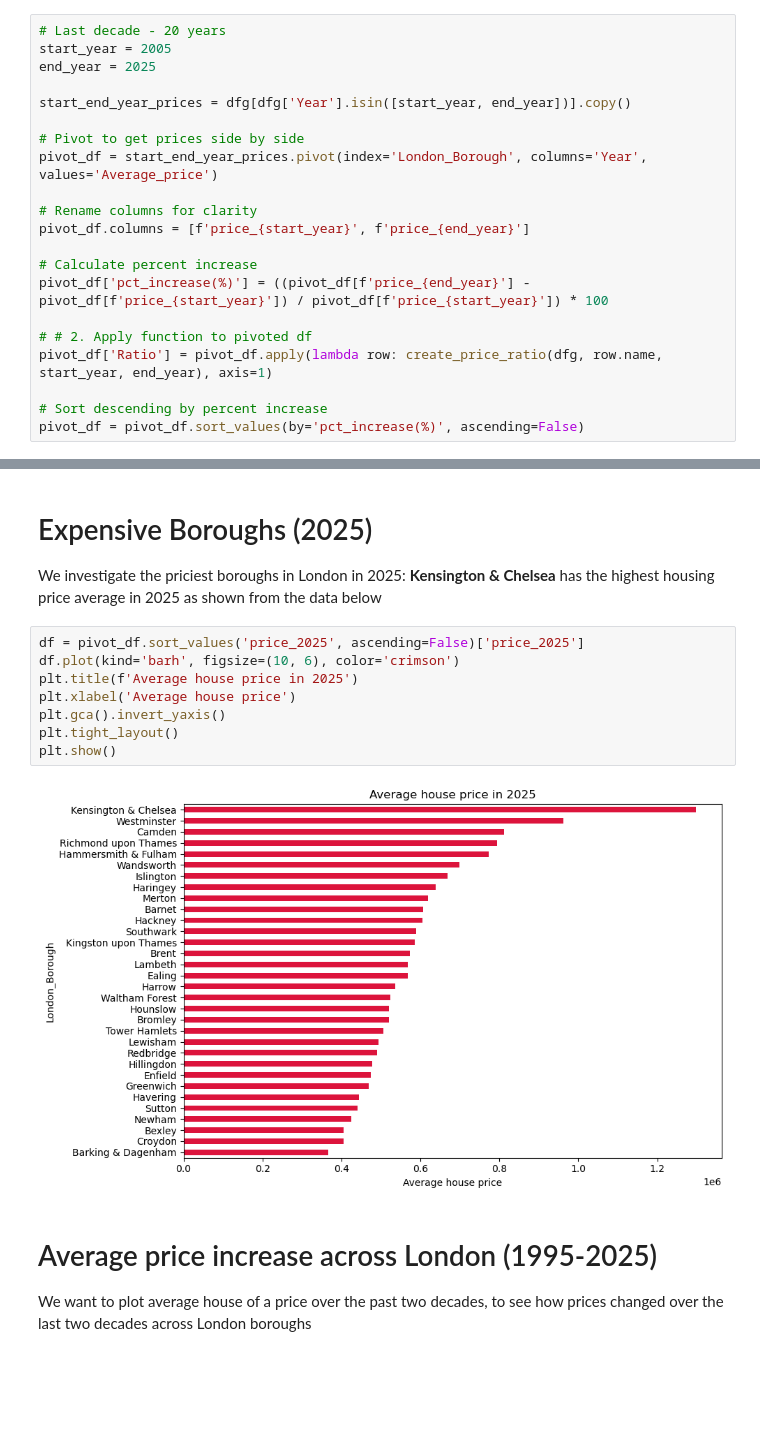
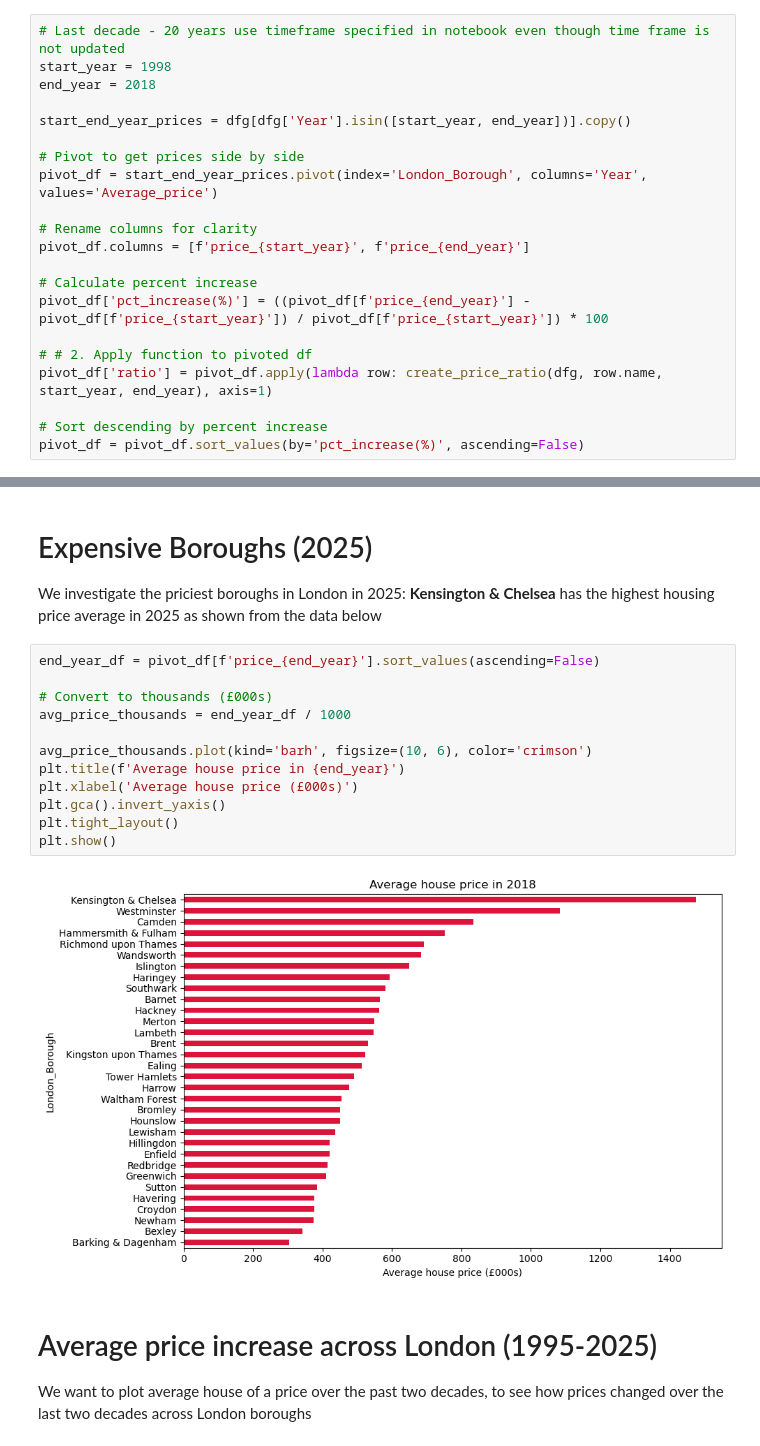
Before and after one commit to gisaf22/Case-Study---London-Calling, a Jupyter notebook: Unit 4 Challenge - Tier 3.ipynb, the cells around one changed output, grey strips where cells are left out. Cells and saved outputs as stored; diff of their text form; blank space fills up the shorter version.

Commit message:
More changes in calculations (1998-2018) as suggested in the notebook

```diff
--- a/Unit 4 Challenge - Tier 3.ipynb
+++ b/Unit 4 Challenge - Tier 3.ipynb
@@ -380,9 +360,9 @@ The ratio below captures the difference of house prices between 1998 and 2018
 
 Ratio of average house price in Croydon from 1998 to 2018: 0.2380391114911231
 # %%
-# Last decade - 20 years
-start_year = 2005
-end_year = 2025
+# Last decade - 20 years use timeframe specified in notebook even though time frame is not updated
+start_year = 1998
+end_year = 2018
 
 start_end_year_prices = dfg[dfg['Year'].isin([start_year, end_year])].copy()
 
@@ -396,7 +376,7 @@ pivot_df.columns = [f'price_{start_year}', f'price_{end_year}']
 pivot_df['pct_increase(%)'] = ((pivot_df[f'price_{end_year}'] - pivot_df[f'price_{start_year}']) / pivot_df[f'price_{start_year}']) * 100
 
 # # 2. Apply function to pivoted df
-pivot_df['Ratio'] = pivot_df.apply(lambda row: create_price_ratio(dfg, row.name, start_year, end_year), axis=1)
+pivot_df['ratio'] = pivot_df.apply(lambda row: create_price_ratio(dfg, row.name, start_year, end_year), axis=1)
 
 # Sort descending by percent increase
 pivot_df = pivot_df.sort_values(by='pct_increase(%)', ascending=False)
@@ -436,15 +416,19 @@ plt.show()
 We investigate the priciest boroughs in London in 2025:
 <b>Kensington & Chelsea</b> has the highest housing price average in 2025 as shown from the data below
 # %%
-df = pivot_df.sort_values('price_2025', ascending=False)['price_2025']
-df.plot(kind='barh', figsize=(10, 6), color='crimson')
-plt.title(f'Average house price in 2025')
-plt.xlabel('Average house price')
+end_year_df = pivot_df[f'price_{end_year}'].sort_values(ascending=False)
+
+# Convert to thousands (£000s)
+avg_price_thousands = end_year_df / 1000
+
+avg_price_thousands.plot(kind='barh', figsize=(10, 6), color='crimson')
+plt.title(f'Average house price in {end_year}')
+plt.xlabel('Average house price (£000s)')
 plt.gca().invert_yaxis()
 plt.tight_layout()
 plt.show()
 # %% [output]
-[figure, old version]
+[figure, new version]
 # %% [markdown]
 # Average price increase across London (1995-2025)
 
```
Also changed, not shown: parts of 5 cells of this notebook.
